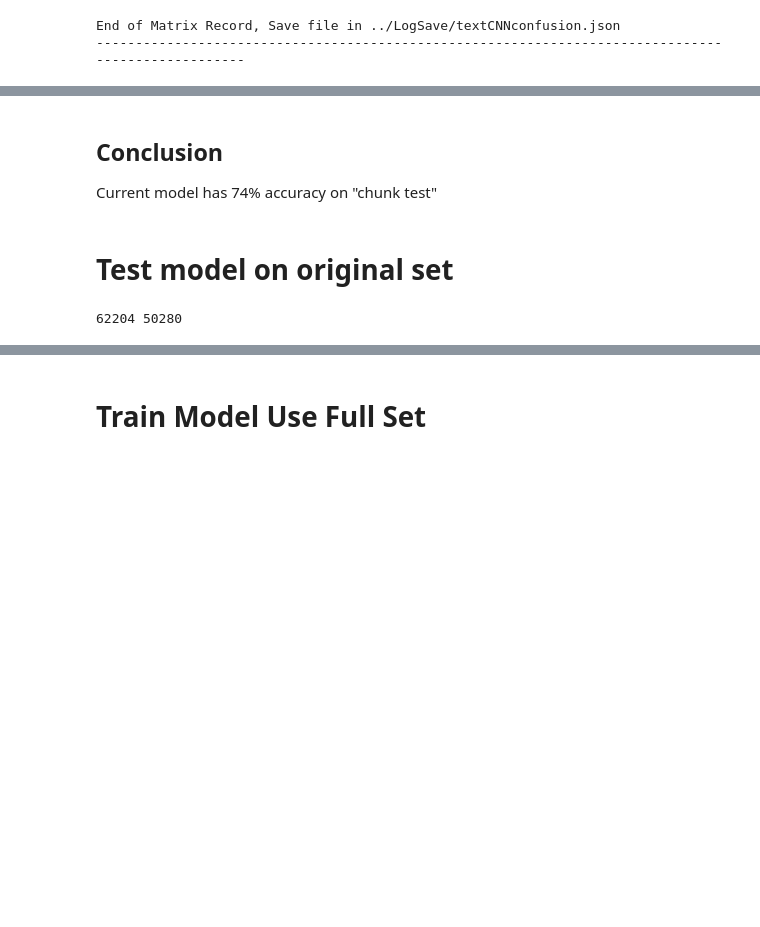
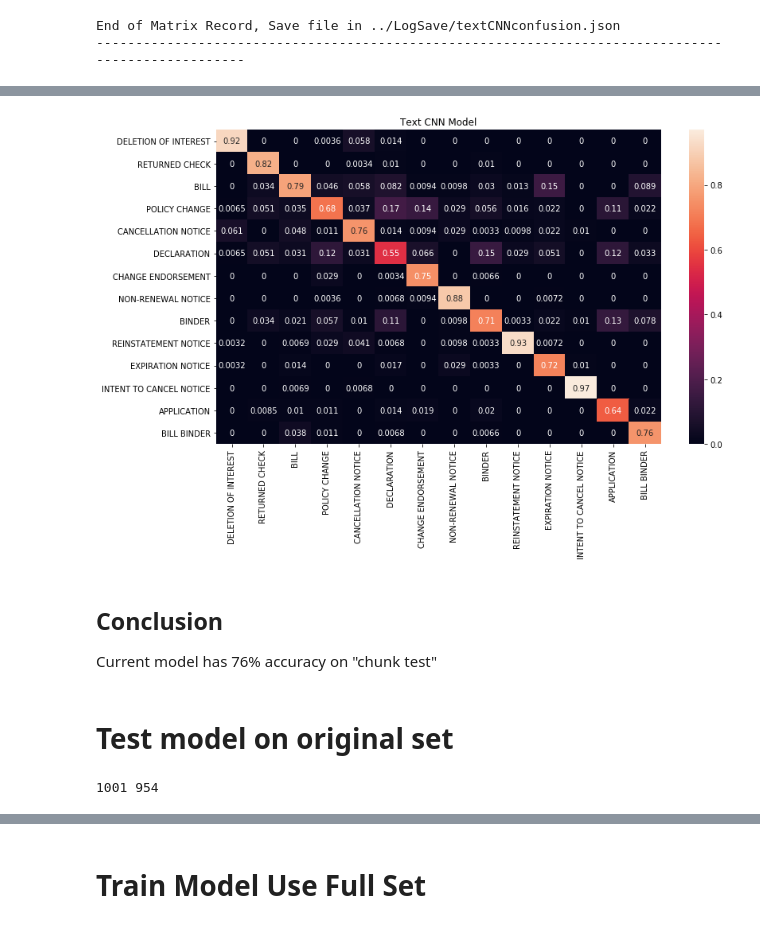
Before and after one commit to XiplusChenyu/Document-Classification-Web-Service, a Jupyter notebook: Model/Scripts/TrainAndAnalysis(TextCNN).ipynb, the cells around one changed output, grey strips where cells are left out. Cells and saved outputs as stored; diff of their text form; code cells hidden in the pictures; blank space fills up the shorter version.

Commit message:
finish models

```diff
--- a/Model/Scripts/TrainAndAnalysis(TextCNN).ipynb
+++ b/Model/Scripts/TrainAndAnalysis(TextCNN).ipynb
@@ -111,6 +108,14 @@ matrix = pd.DataFrame(matrix, index = [evaluator.index_to_label.get(str(i+1)) fo
+# %%
+plt.figure(figsize=(12, 8))
+plt.title('Text CNN Model')
+sn.heatmap(matrix, annot=True,)
+plt.tight_layout()
+plt.show()
+# %% [output]
+[figure, added]
 # %% [markdown]
 ## Conclusion
-Current model has 74% accuracy on "chunk test"
+Current model has 76% accuracy on "chunk test"
 # %% [markdown]
 # Test model on original set
 # %%
@@ -127,11 +132,13 @@ for line in csv_reader:
     count += 1
     if pred_label == label:
         right_count += 1
+    if count > 1000:
+        break
 
 csv_file.close()
 print(count, right_count)
 # %% [output]
-62204 50280
+1001 954
 # %%
 right_count/ count
 # %% [output]
```
Also changed, not shown: parts of 14 cells of this notebook, 7 other files.
